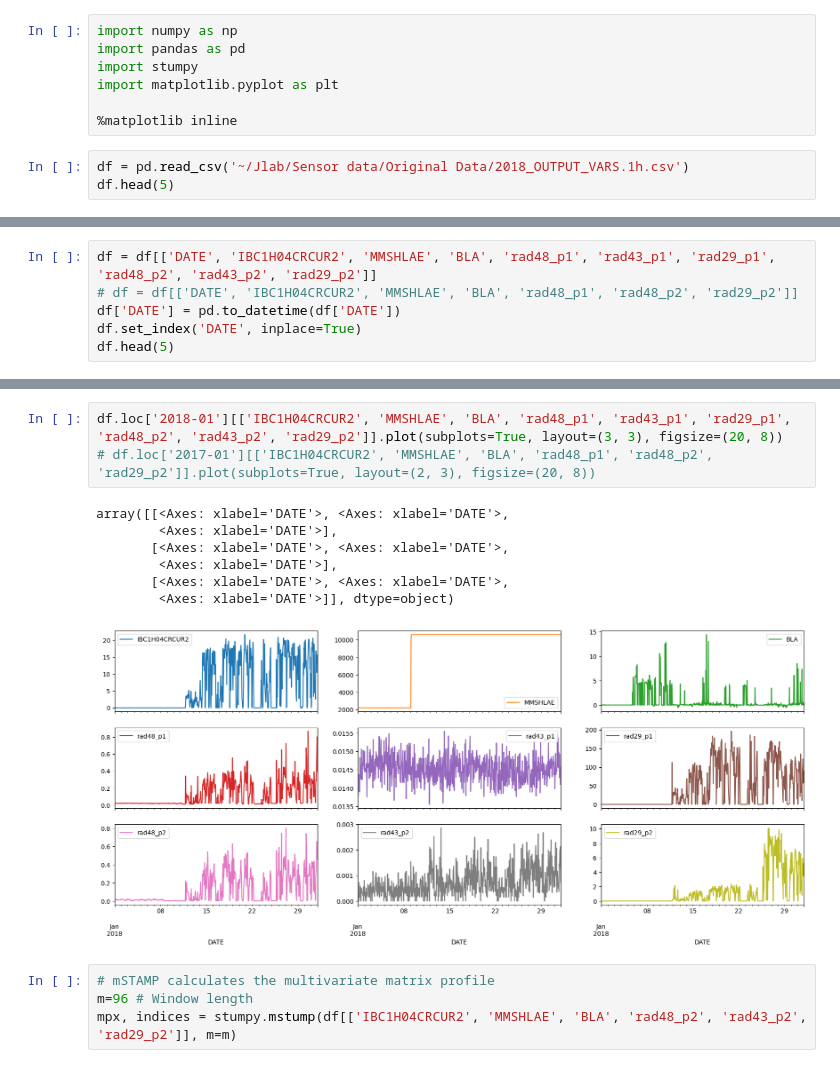
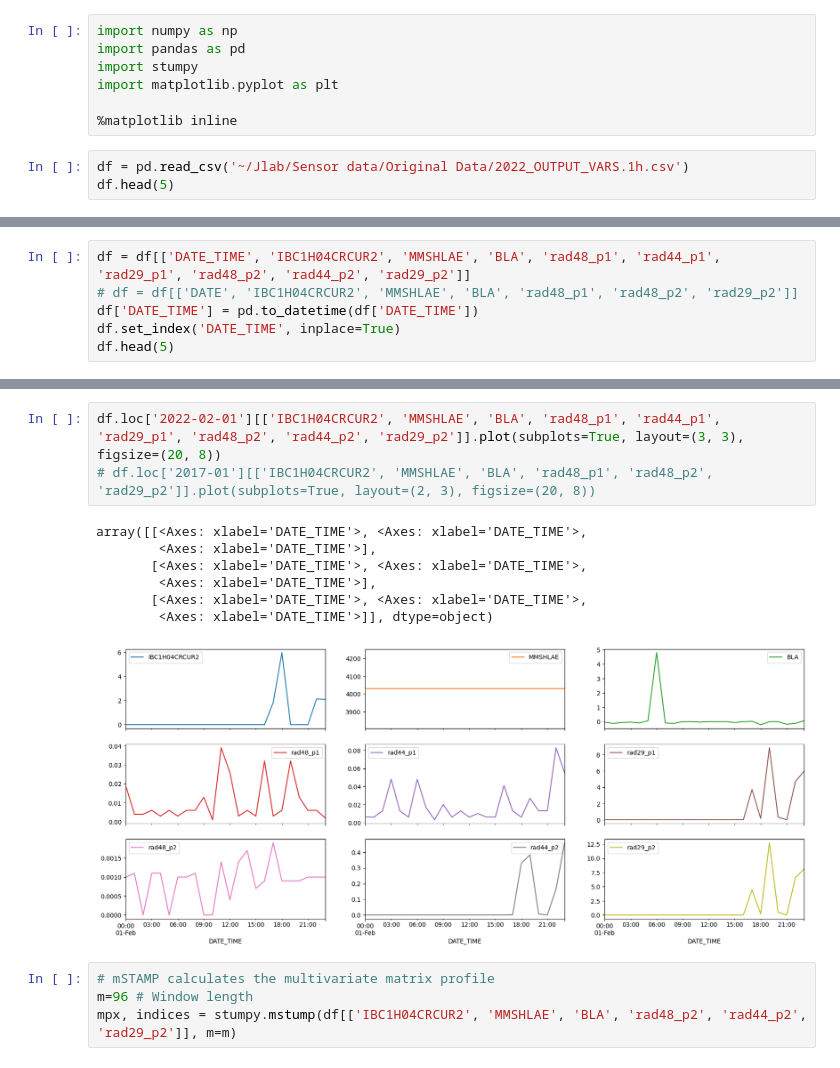
Before and after one commit to omidrajabi6868/TimeSeriesAttack, a Jupyter notebook: Main.ipynb, the cells around one changed output, grey strips where cells are left out. Drawn from its saved outputs; the diff is of its cells as text.

```diff
--- a/Main.ipynb
+++ b/Main.ipynb
@@ -6,6 +6,6 @@ import matplotlib.pyplot as plt
 
 %matplotlib inline
 # %%
-df = pd.read_csv('~/Jlab/Sensor data/Original Data/2018_OUTPUT_VARS.1h.csv')
+df = pd.read_csv('~/Jlab/Sensor data/Original Data/2022_OUTPUT_VARS.1h.csv')
 df.head(5)
 # %% [output]
@@ -19,7 +18,7 @@ df.head(5)
 # %%
-df = df[['DATE', 'IBC1H04CRCUR2', 'MMSHLAE', 'BLA', 'rad48_p1', 'rad43_p1', 'rad29_p1', 'rad48_p2', 'rad43_p2', 'rad29_p2']]
+df = df[['DATE_TIME', 'IBC1H04CRCUR2', 'MMSHLAE', 'BLA', 'rad48_p1', 'rad44_p1', 'rad29_p1', 'rad48_p2', 'rad44_p2', 'rad29_p2']]
 # df = df[['DATE', 'IBC1H04CRCUR2', 'MMSHLAE', 'BLA', 'rad48_p1', 'rad48_p2', 'rad29_p2']]
-df['DATE'] = pd.to_datetime(df['DATE'])
-df.set_index('DATE', inplace=True)
+df['DATE_TIME'] = pd.to_datetime(df['DATE_TIME'])
+df.set_index('DATE_TIME', inplace=True)
 df.head(5)
 # %% [output]
@@ -40,18 +39,18 @@ plt.legend(loc='upper right')
 # %%
-df.loc['2018-01'][['IBC1H04CRCUR2', 'MMSHLAE', 'BLA', 'rad48_p1', 'rad43_p1', 'rad29_p1', 'rad48_p2', 'rad43_p2', 'rad29_p2']].plot(subplots=True, layout=(3, 3), figsize=(20, 8))
+df.loc['2022-02-01'][['IBC1H04CRCUR2', 'MMSHLAE', 'BLA', 'rad48_p1', 'rad44_p1', 'rad29_p1', 'rad48_p2', 'rad44_p2', 'rad29_p2']].plot(subplots=True, layout=(3, 3), figsize=(20, 8))
 # df.loc['2017-01'][['IBC1H04CRCUR2', 'MMSHLAE', 'BLA', 'rad48_p1', 'rad48_p2', 'rad29_p2']].plot(subplots=True, layout=(2, 3), figsize=(20, 8))
 # %% [output]
-array([[<Axes: xlabel='DATE'>, <Axes: xlabel='DATE'>,
-        <Axes: xlabel='DATE'>],
-       [<Axes: xlabel='DATE'>, <Axes: xlabel='DATE'>,
-        <Axes: xlabel='DATE'>],
-       [<Axes: xlabel='DATE'>, <Axes: xlabel='DATE'>,
-        <Axes: xlabel='DATE'>]], dtype=object)
+array([[<Axes: xlabel='DATE_TIME'>, <Axes: xlabel='DATE_TIME'>,
+        <Axes: xlabel='DATE_TIME'>],
+       [<Axes: xlabel='DATE_TIME'>, <Axes: xlabel='DATE_TIME'>,
+        <Axes: xlabel='DATE_TIME'>],
+       [<Axes: xlabel='DATE_TIME'>, <Axes: xlabel='DATE_TIME'>,
+        <Axes: xlabel='DATE_TIME'>]], dtype=object)
-[figure, old version]
+[figure, new version]
 # %%
 # mSTAMP calculates the multivariate matrix profile
 m=96 # Window length
-mpx, indices = stumpy.mstump(df[['IBC1H04CRCUR2', 'MMSHLAE', 'BLA', 'rad48_p2', 'rad43_p2', 'rad29_p2']], m=m)
+mpx, indices = stumpy.mstump(df[['IBC1H04CRCUR2', 'MMSHLAE', 'BLA', 'rad48_p2', 'rad44_p2', 'rad29_p2']], m=m)
 # %%
 # 1. Identify the Top 3 Rarest Patterns (Discords)
 # We use an exclusion zone (m) so we don't pick overlapping windows
```
Also changed, not shown: parts of 4 cells of this notebook, 8 other files.
